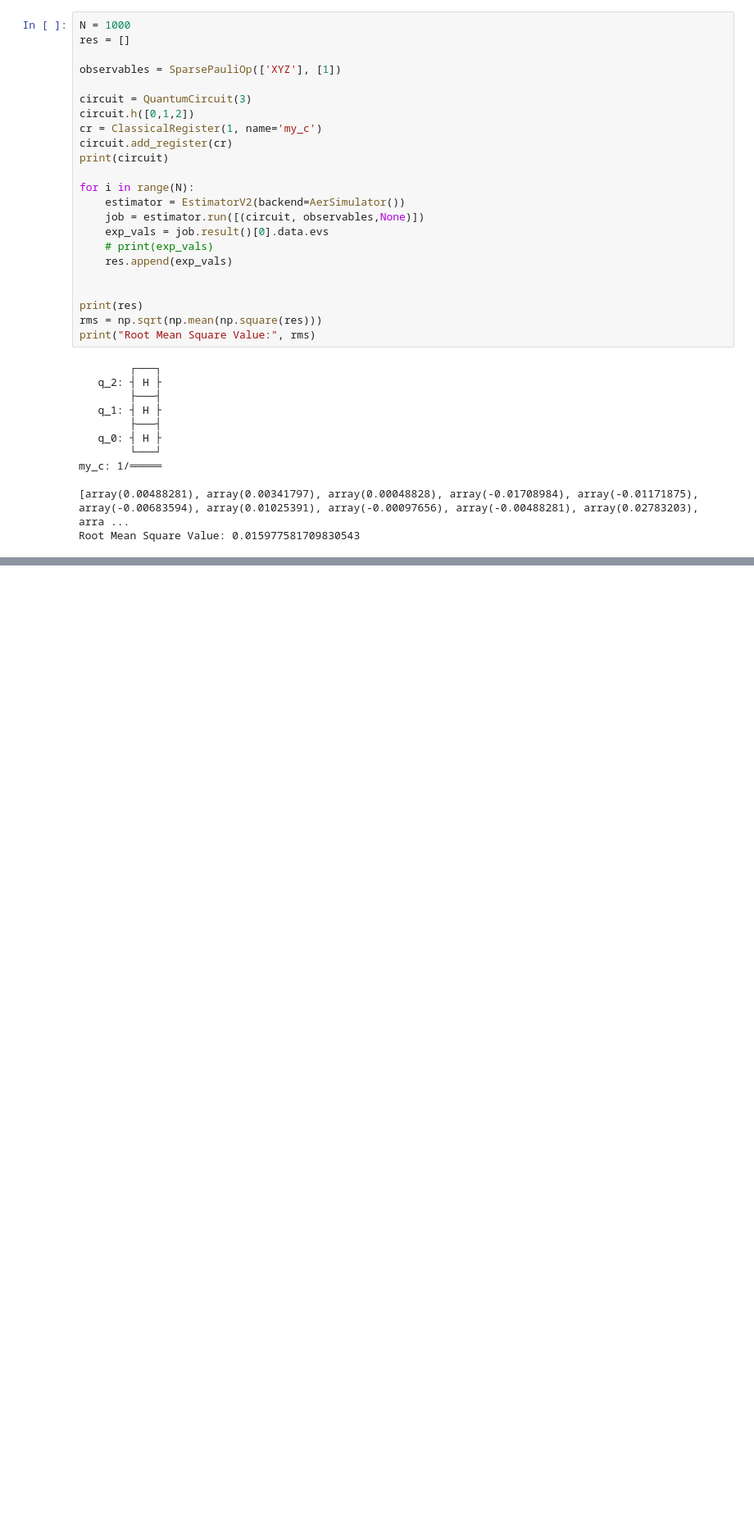
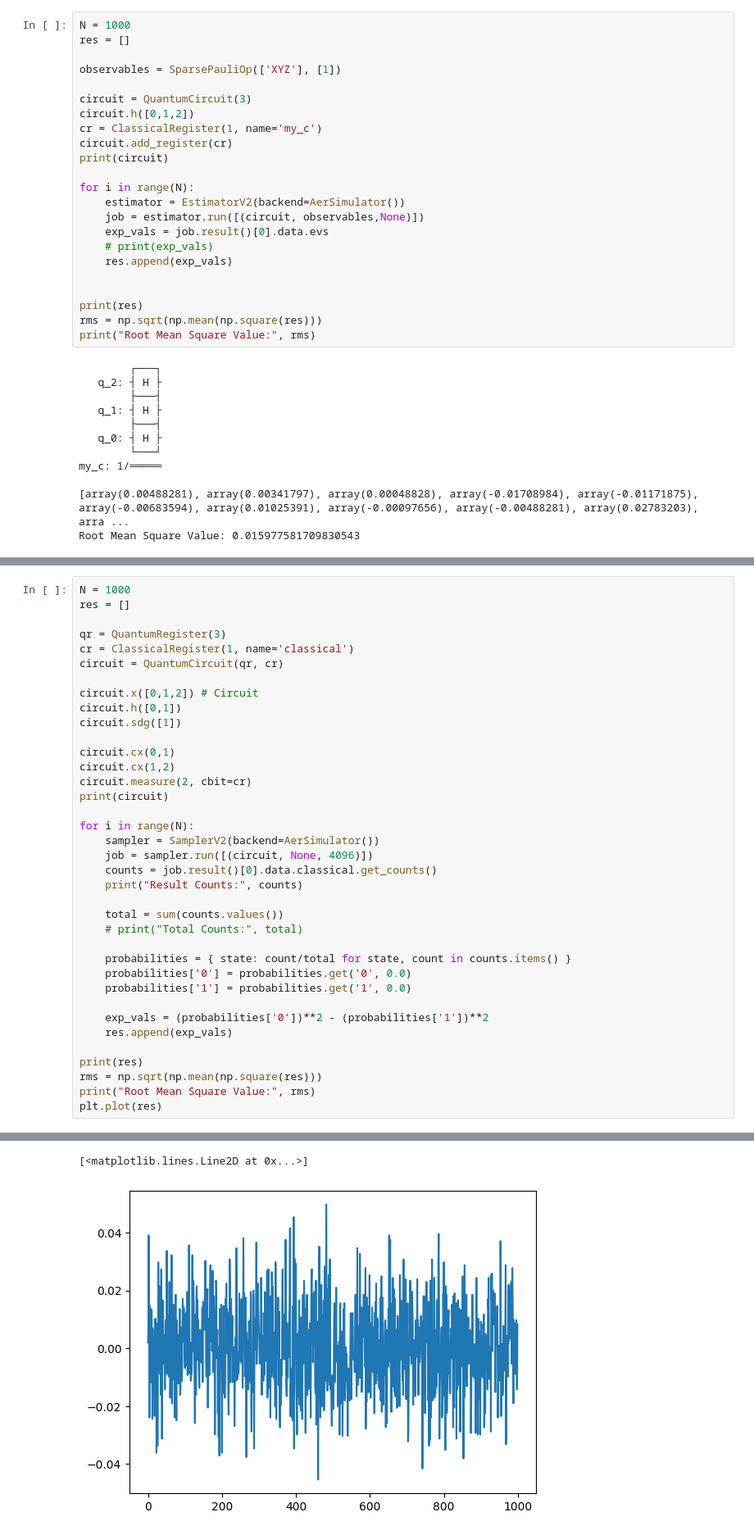
Before and after one commit to azhar-ikhtiarudin/ShotOptimization-ADAPT-VQE, a Jupyter notebook: example/measurement_example_3.ipynb, the cells around one changed output, grey strips where cells are left out. Shown at 82% size. Saved outputs shown, nothing was run; the diff lists cells and outputs as text; blank space fills up the shorter version.

```diff
--- a/example/measurement_example_3.ipynb
+++ b/example/measurement_example_3.ipynb
@@ -217,0 +271,38 @@ Root Mean Square Value: 0.0154863384707211
+# %%
+N = 1000
+res = []
+
+qr = QuantumRegister(3)
+cr = ClassicalRegister(1, name='classical')
+circuit = QuantumCircuit(qr, cr)
+
+circuit.x([0,1,2]) # Circuit
+circuit.h([0,1])
+circuit.sdg([1])
+
+circuit.cx(0,1)
+circuit.cx(1,2)
+circuit.measure(2, cbit=cr)
+print(circuit)
+
+for i in range(N):
+    sampler = SamplerV2(backend=AerSimulator())
+    job = sampler.run([(circuit, None, 4096)])
+    counts = job.result()[0].data.classical.get_counts()
+    print("Result Counts:", counts)
+
+    total = sum(counts.values())
+    # print("Total Counts:", total)
+
+    probabilities = { state: count/total for state, count in counts.items() }
+    probabilities['0'] = probabilities.get('0', 0.0)
+    probabilities['1'] = probabilities.get('1', 0.0)
+
+    exp_vals = (probabilities['0'])**2 - (probabilities['1'])**2
+    res.append(exp_vals)
+
+print(res)
+rms = np.sqrt(np.mean(np.square(res)))
+print("Root Mean Square Value:", rms)
+plt.plot(res)
+# %% [output]
@@ -217,0 +326,2 @@ Root Mean Square Value: 0.0154863384707211
+[<matplotlib.lines.Line2D at 0x...>]
+[figure, added]
```
Also changed, not shown: parts of 14 cells of this notebook, 5 other files.
